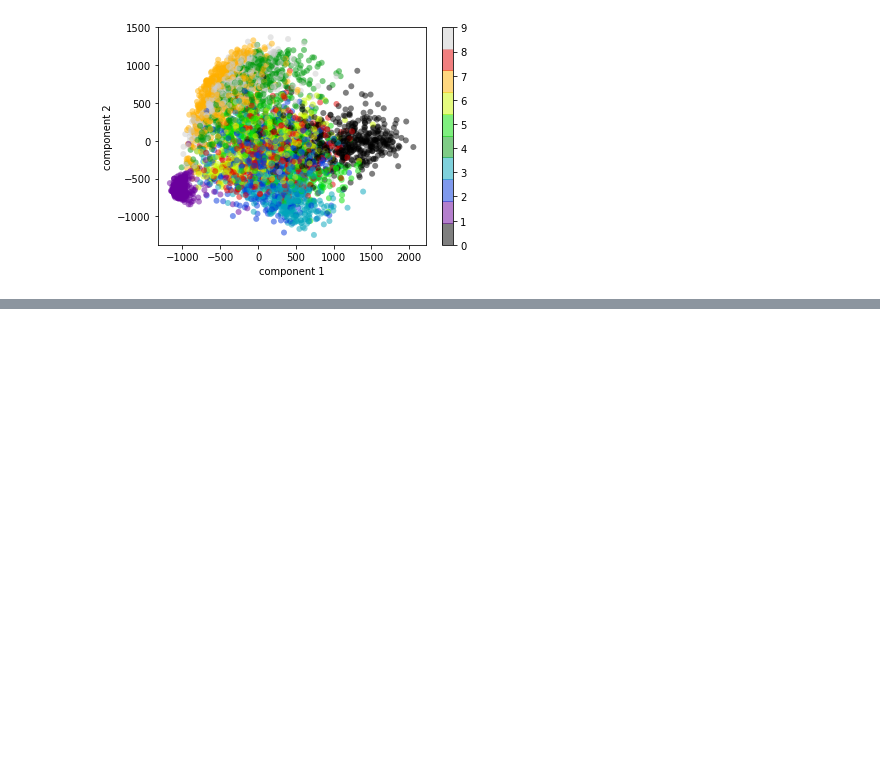
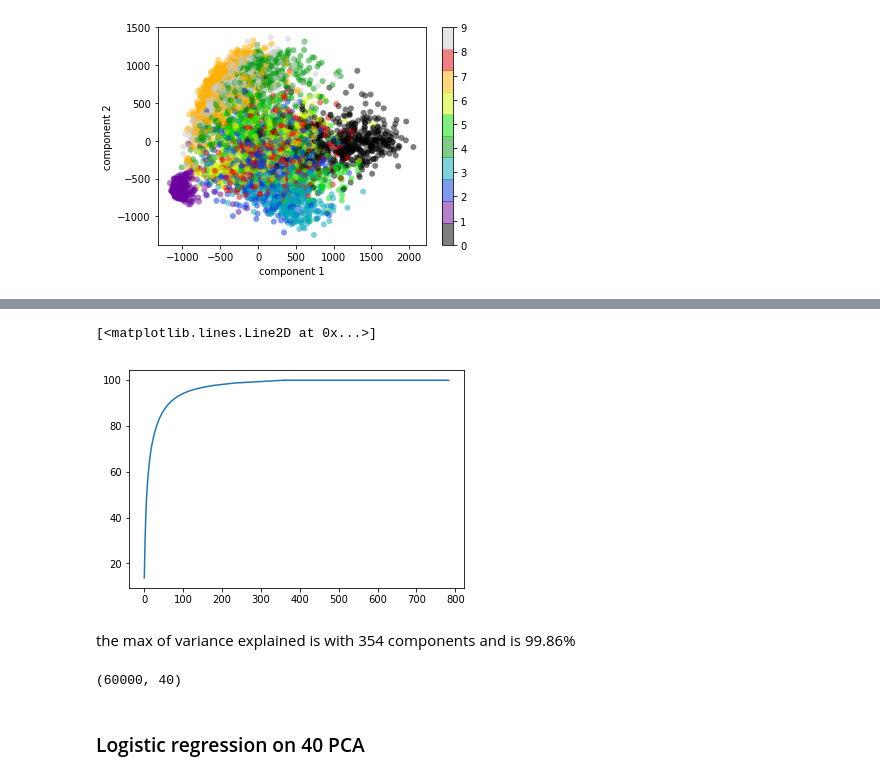
Before and after one commit to silva13/Capstone, a Jupyter notebook: 2. Preprocessing.ipynb, the cells around one changed output, grey strips where cells are left out. Cells and saved outputs as stored; diff of their text form; code cells hidden in the pictures; blank space fills up the shorter version.

```diff
--- a/2. Preprocessing.ipynb
+++ b/2. Preprocessing.ipynb
@@ -150,0 +159,10 @@ sum(PCA_fit.explained_variance_ratio_)
+# %%
+#The amount of variance that each PC explains
+pca=PCA(784)
+PCA_fit=pca.fit(X_train_deskewed)
+var= PCA_fit.explained_variance_ratio_
+
+#Cumulative Variance explains
+var1=np.cumsum(np.round(pca.explained_variance_ratio_, decimals=4)*100)
+
+print (var1)
@@ -150,0 +207,7 @@ sum(PCA_fit.explained_variance_ratio_)
+# %%
+plt.plot(var1)
+# %% [output]
+[<matplotlib.lines.Line2D at 0x...>]
+[figure, added]
+# %% [markdown]
+the max of variance explained is with 354 components and is 99.86%
@@ -150,0 +218,6 @@ sum(PCA_fit.explained_variance_ratio_)
+# %%
+PCA_fit_transform.shape
+# %% [output]
+(60000, 40)
+# %% [markdown]
+### Logistic regression on 40 PCA
```
Also changed, not shown: parts of 27 cells of this notebook.
